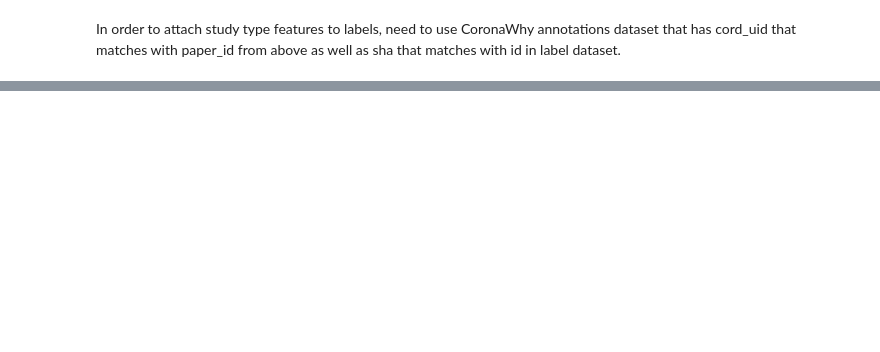
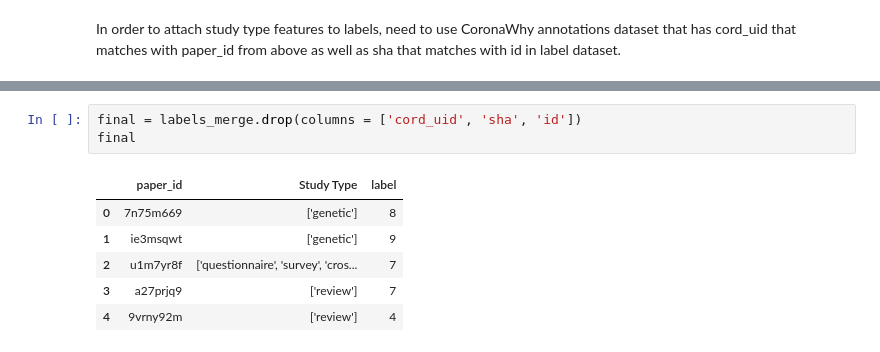
Before and after one commit to mindyng/Covid19, a Jupyter notebook: MultiClass.ipynb, the cells around one changed output, grey strips where cells are left out. Saved outputs shown, nothing was run; the diff lists cells and outputs as text; blank space fills up the shorter version.

```diff
--- a/MultiClass.ipynb
+++ b/MultiClass.ipynb
@@ -141,0 +194,10 @@ labels = pd.read_csv("design.csv")
+# %%
+final = labels_merge.drop(columns = ['cord_uid', 'sha', 'id'])
+final
+# %% [output]
+|  | paper_id | Study Type | label |
+| 0 | 7n75m669 | ['genetic'] | 8 |
+| 1 | ie3msqwt | ['genetic'] | 9 |
+| 2 | u1m7yr8f | ['questionnaire', 'survey', 'cros... | 7 |
+| 3 | a27prjq9 | ['review'] | 7 |
+| 4 | 9vrny92m | ['review'] | 4 |
```
Also changed, not shown: parts of 8 cells of this notebook.
